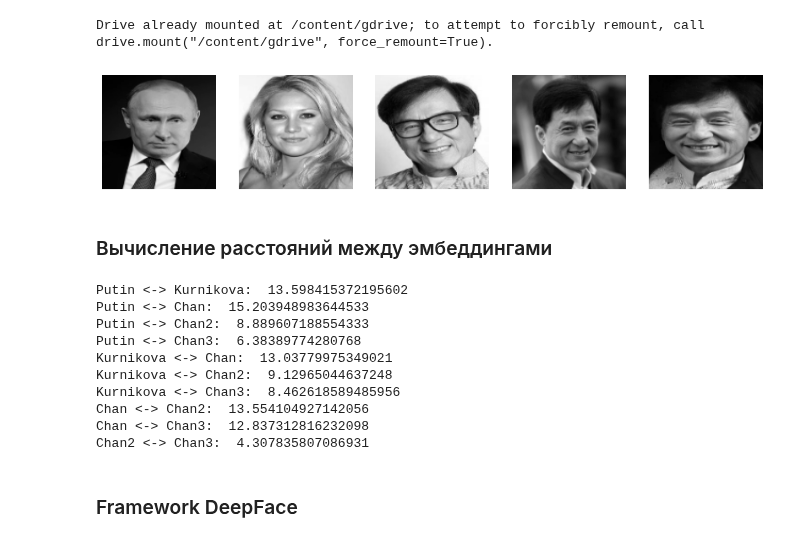
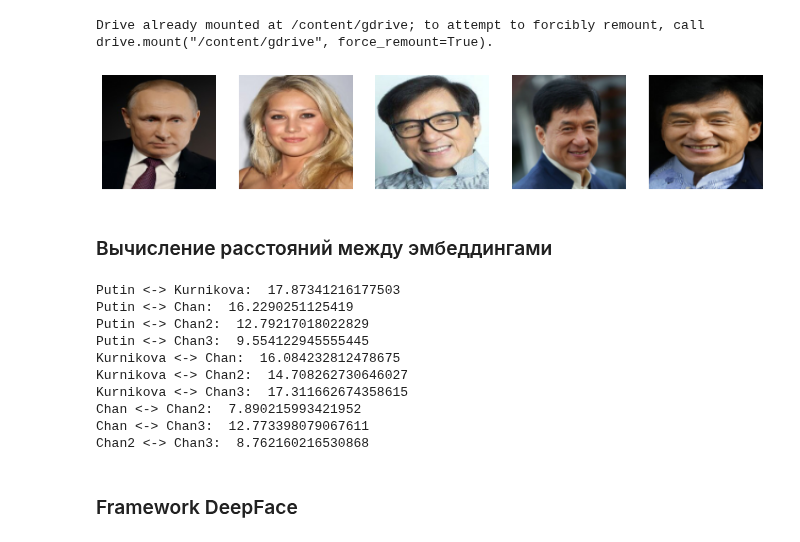
Before and after one commit to Miillya/Geekbrains, a Jupyter notebook: deep_learning_in_computer_vision/6_Embeddings/hw_06.ipynb, the cells around one changed output. Cells and saved outputs as stored; diff of their text form; code cells hidden in the pictures.

```diff
--- a/deep_learning_in_computer_vision/6_Embeddings/hw_06.ipynb
+++ b/deep_learning_in_computer_vision/6_Embeddings/hw_06.ipynb
@@ -336,11 +306,11 @@ def load_and_prepare_image(path_to_file):
     import imageio
     from skimage.transform import resize
     img = imageio.imread(path_to_file, pilmode='RGB')
-    img = img.astype(np.float32) / 255
+    img = img.astype(np.float32) / 255.
     img = resize(img, (INP_SIZE, INP_SIZE), order=3, mode='reflect', anti_aliasing=True)
-    img = (1. - img).astype(np.float32)
-    img = np.mean(img, axis=2)
-    img = np.reshape(img, (INP_SIZE, INP_SIZE, 1))
+    # img = (1. - img).astype(np.float32)
+    # img = np.mean(img, axis=2)
+    # img = np.reshape(img, (INP_SIZE, INP_SIZE, 1))
     return img
 
 img_a1 = load_and_prepare_image(path_to_file + 'putin.jpg')
@@ -351,23 +321,23 @@ img_c3 = load_and_prepare_image(path_to_file +'chan3.jpg')
 # %%
 fig = plt.figure(figsize=(14, 12))
 ax = fig.add_subplot(1, 5, 1)
-ax.imshow(img_a1[:,:,0], cmap='gray_r')
+ax.imshow(img_a1)
 plt.axis('off')
 ax = fig.add_subplot(1, 5, 2)
-ax.imshow(img_b1[:,:,0], cmap='gray_r')
+ax.imshow(img_b1)
 plt.axis('off')
 ax = fig.add_subplot(1, 5, 3)
-ax.imshow(img_c1[:,:,0], cmap='gray_r')
+ax.imshow(img_c1)
 plt.axis('off')
 ax = fig.add_subplot(1, 5, 4)
-ax.imshow(img_c2[:,:,0], cmap='gray_r')
+ax.imshow(img_c2)
 plt.axis('off')
 ax = fig.add_subplot(1, 5, 5)
-ax.imshow(img_c3[:,:,0], cmap='gray_r')
+ax.imshow(img_c3)
 plt.axis('off')
 plt.show()
 # %% [output]
-[figure, old version]
+[figure, new version]
 # %%
 new_embs = model(np.stack((img_a1, img_b1, img_c1, img_c2, img_c3), axis=0))
 # %% [markdown]
@@ -390,16 +360,16 @@ print('Chan <-> Chan2: ', diff(chan_02, chan_03))
 print('Chan <-> Chan3: ', diff(chan_02, chan_04))
 print('Chan2 <-> Chan3: ', diff(chan_03, chan_04))
 # %% [output]
-Putin <-> Kurnikova:  13.598415372195602
-Putin <-> Chan:  15.203948983644533
-Putin <-> Chan2:  8.889607188554333
-Putin <-> Chan3:  6.38389774280768
-Kurnikova <-> Chan:  13.03779975349021
-Kurnikova <-> Chan2:  9.12965044637248
-Kurnikova <-> Chan3:  8.462618589485956
-Chan <-> Chan2:  13.554104927142056
-Chan <-> Chan3:  12.837312816232098
-Chan2 <-> Chan3:  4.307835807086931
+Putin <-> Kurnikova:  17.87341216177503
+Putin <-> Chan:  16.2290251125419
+Putin <-> Chan2:  12.79217018022829
+Putin <-> Chan3:  9.554122945555445
+Kurnikova <-> Chan:  16.084232812478675
+Kurnikova <-> Chan2:  14.708262730646027
+Kurnikova <-> Chan3:  17.311662674358615
+Chan <-> Chan2:  7.890215993421952
+Chan <-> Chan3:  12.773398079067611
+Chan2 <-> Chan3:  8.762160216530868
 # %% [markdown]
 ### Framework DeepFace
 # %%
```
Also changed, not shown: parts of 19 cells of this notebook.
